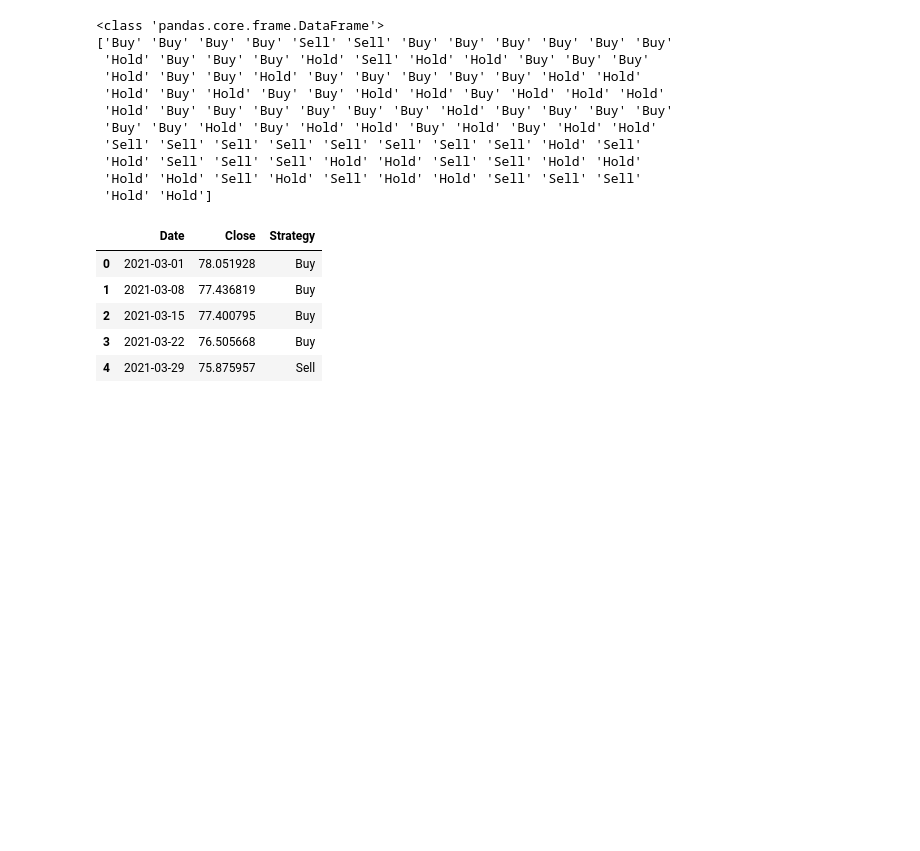
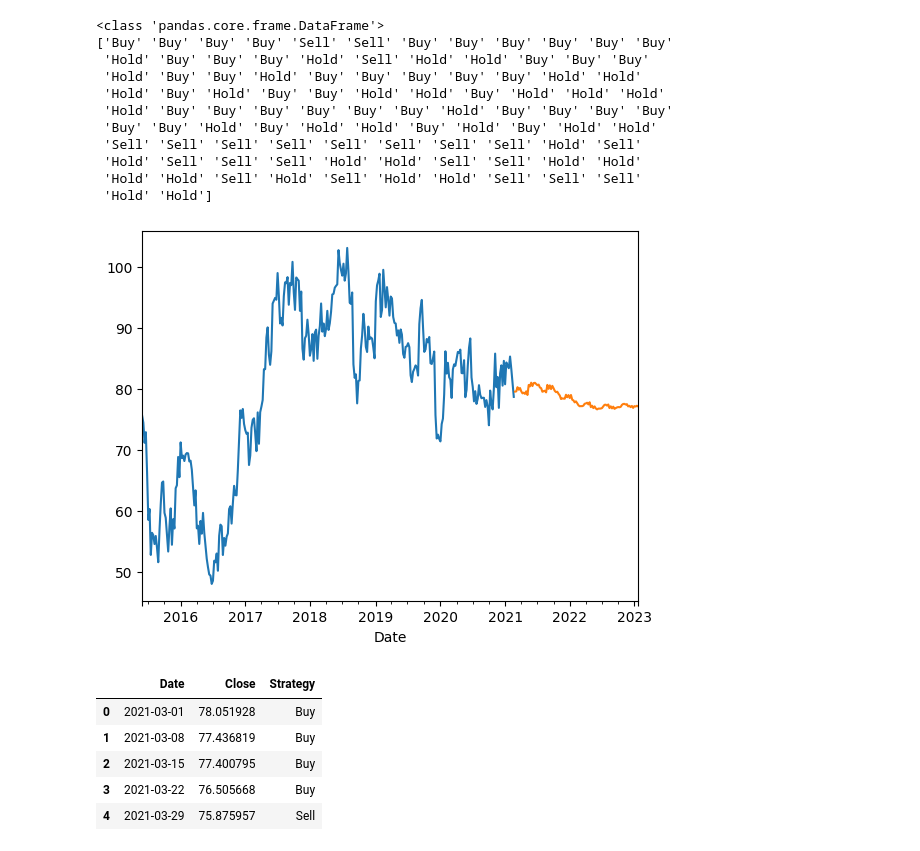
Before and after one commit to anaghasid/DA_Hackathon_Stock_Price_Strategy, a Jupyter notebook: InstantRegressors.ipynb, the cells around one changed output. Cells and saved outputs as stored; diff of their text form; code cells hidden in the pictures; blank space fills up the shorter version.

Commit message:
new order

```diff
--- a/InstantRegressors.ipynb
+++ b/InstantRegressors.ipynb
@@ -255,3 +279,16 @@ print(sarimax_forecast.head())
 2021-03-22    78.960880
 2021-03-29    79.075294
 Freq: W-MON, Name: predicted_mean, dtype: float64
+# %%
+# SARIMAX model 3
+endog = train.Close
+arima_order = (1,0,1)
+seasonal_o = (4,0,4,5)
+exog = sm.add_constant(train[['Open','Volume']])
+mod = sm.tsa.statespace.SARIMAX(endog=endog, train_exog=exog, order=arima_order,seasonal_order=seasonal_o)
+model_fit = mod.fit()
+
+test_exog = sm.add_constant(test[['Open','Volume']])
+sarimax_forecast3 = model_fit.forecast(exog=test_exog,steps=100)
+sarimax3_train = model_fit.forecast(exog=exog,steps=100)
+print(sarimax_forecast3.head())
@@ -376,6 +425,18 @@ random_forest_strategy2 = randomForestStrategy(train_with_MA,test_with_MA,sarima
  'Hold' 'Sell' 'Sell' 'Sell' 'Hold' 'Hold' 'Sell' 'Sell' 'Hold' 'Hold'
  'Hold' 'Hold' 'Sell' 'Hold' 'Sell' 'Hold' 'Hold' 'Sell' 'Sell' 'Sell'
  'Hold' 'Hold']
+# %%
+# print(train[200:])
+merged = pd.concat([train[250:],test])
+# print(train.index)
+train.Close.plot()
+sarimax3_train.plot()
+# plt.plot(train[290:].index,train[290:].Close, label='sin(x)', color='blue')
+# plt.plot(test[:5].index,test[:5].Close, label='cos(x)', color='red')
+# roll.plot(figsize=(5,5))
+plt.show()
+# %% [output]
+[figure, added]
 # %%
 submission = pd.DataFrame()
 submission["Date"] = test.index
```
Also changed, not shown: parts of 8 cells of this notebook.
